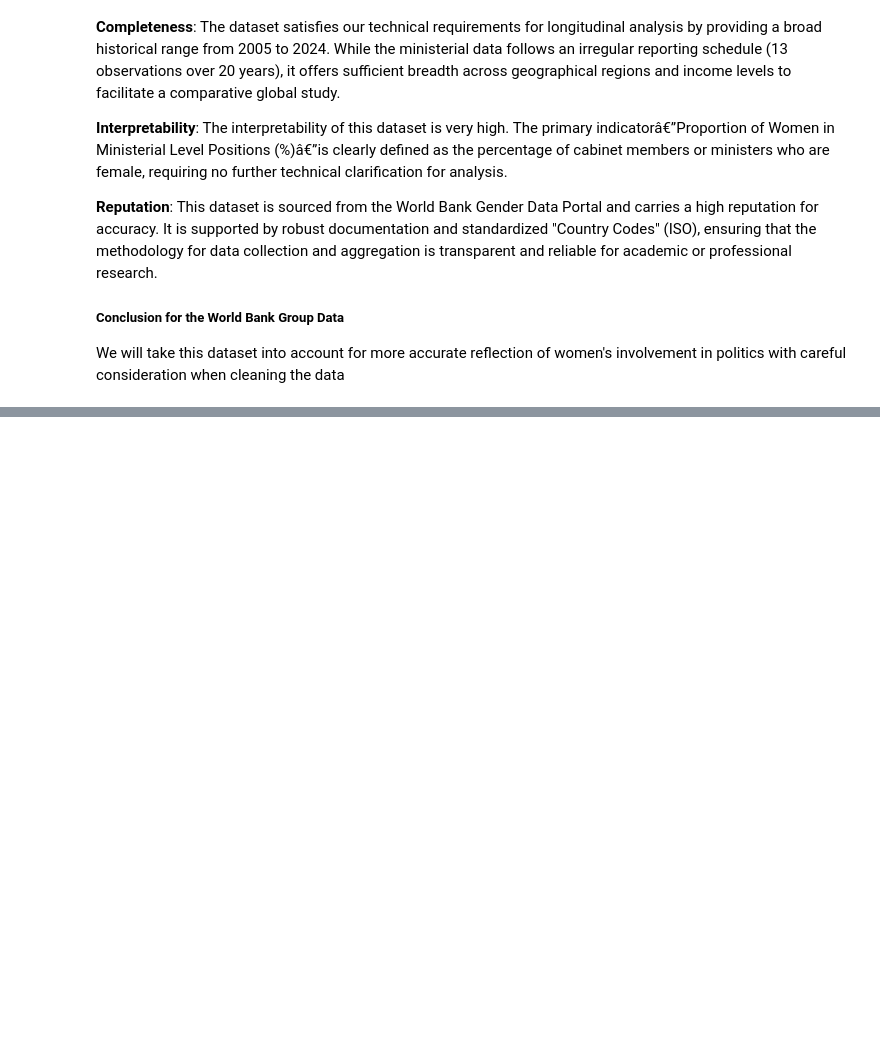
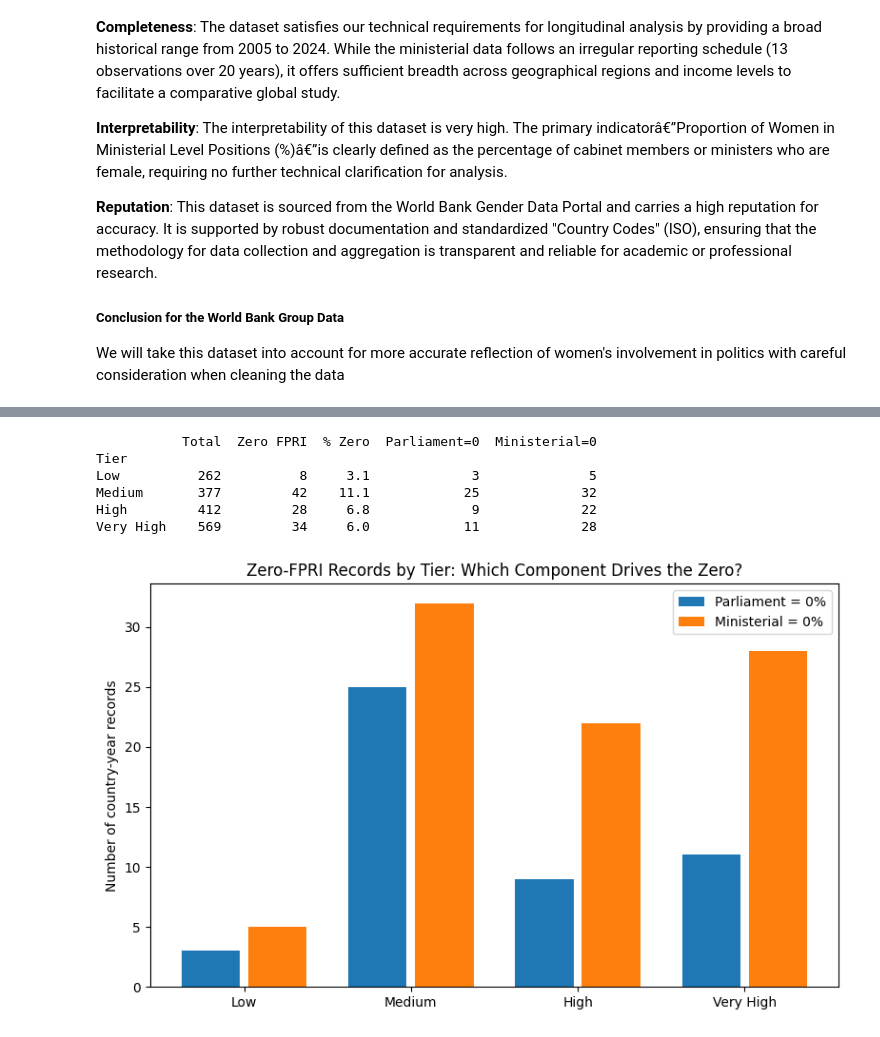
Before and after one commit to qorkjnxdk/DSF_Lab, a Jupyter notebook: new.ipynb, the cells around one changed output, grey strips where cells are left out. Cells and saved outputs as stored; diff of their text form; code cells hidden in the pictures; blank space fills up the shorter version.

```diff
--- a/new.ipynb
+++ b/new.ipynb
@@ -330,0 +874,35 @@ We will take this dataset into account for more accurate reflection of women's i
+# %%
+zero_counts = []
+for tier in tier_order:
+    sub = df_master[df_master['hdicode'] == tier]
+    zeros = sub[sub['FPRI'] == 0]
+    zero_counts.append({
+        'Tier': tier,
+        'Total': len(sub),
+        'Zero FPRI': len(zeros),
+        '% Zero': round(len(zeros) / len(sub) * 100, 1),
+        'Parliament=0': (zeros['parliament_pct'] == 0).sum(),
+        'Ministerial=0': (zeros['ministerial_pct'] == 0).sum(),
+    })
+zero_df = pd.DataFrame(zero_counts).set_index('Tier')
+print(zero_df)
+
+fig, ax = plt.subplots(figsize=(8, 5))
+x = range(len(tier_order))
+ax.bar([i - 0.2 for i in x], zero_df['Parliament=0'], width=0.35, label='Parliament = 0%')
+ax.bar([i + 0.2 for i in x], zero_df['Ministerial=0'], width=0.35, label='Ministerial = 0%')
+ax.set_xticks(list(x))
+ax.set_xticklabels(tier_order)
+ax.set_ylabel('Number of country-year records')
+ax.set_title('Zero-FPRI Records by Tier: Which Component Drives the Zero?')
+ax.legend()
+plt.tight_layout()
+plt.show()
+# %% [output]
+           Total  Zero FPRI  % Zero  Parliament=0  Ministerial=0
+Tier
+Low          262          8     3.1             3              5
+Medium       377         42    11.1            25             32
+High         412         28     6.8             9             22
+Very High    569         34     6.0            11             28
+[figure, added]
```
Also changed, not shown: parts of 57 cells of this notebook, 1 other file.
